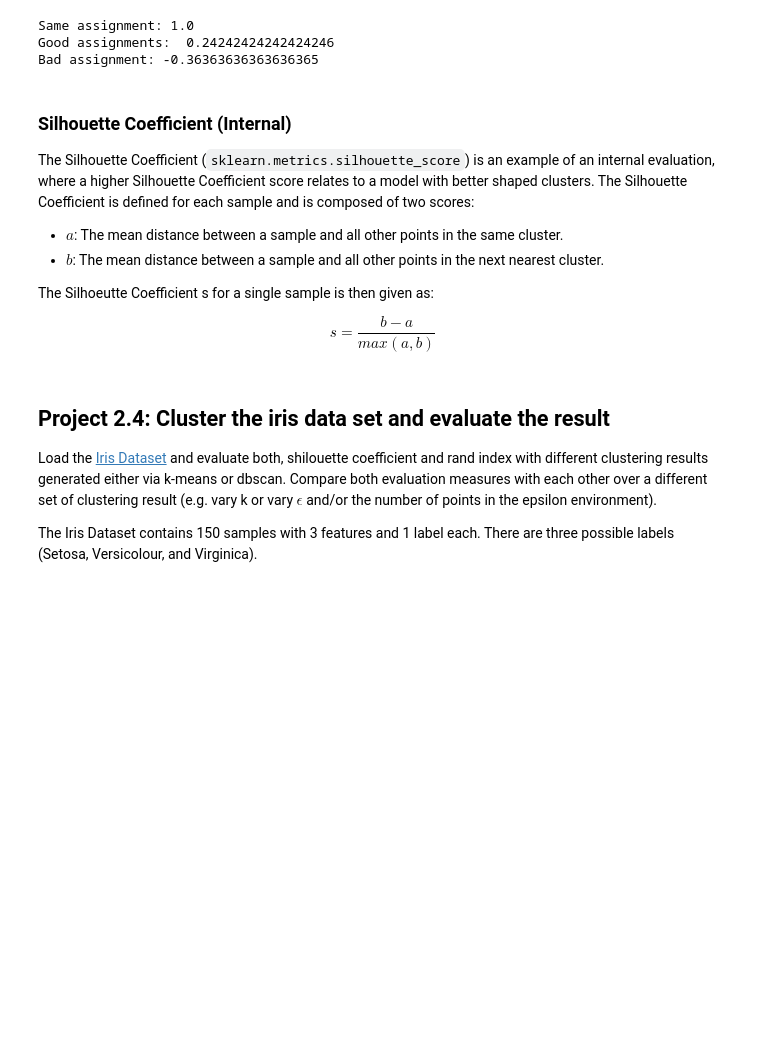
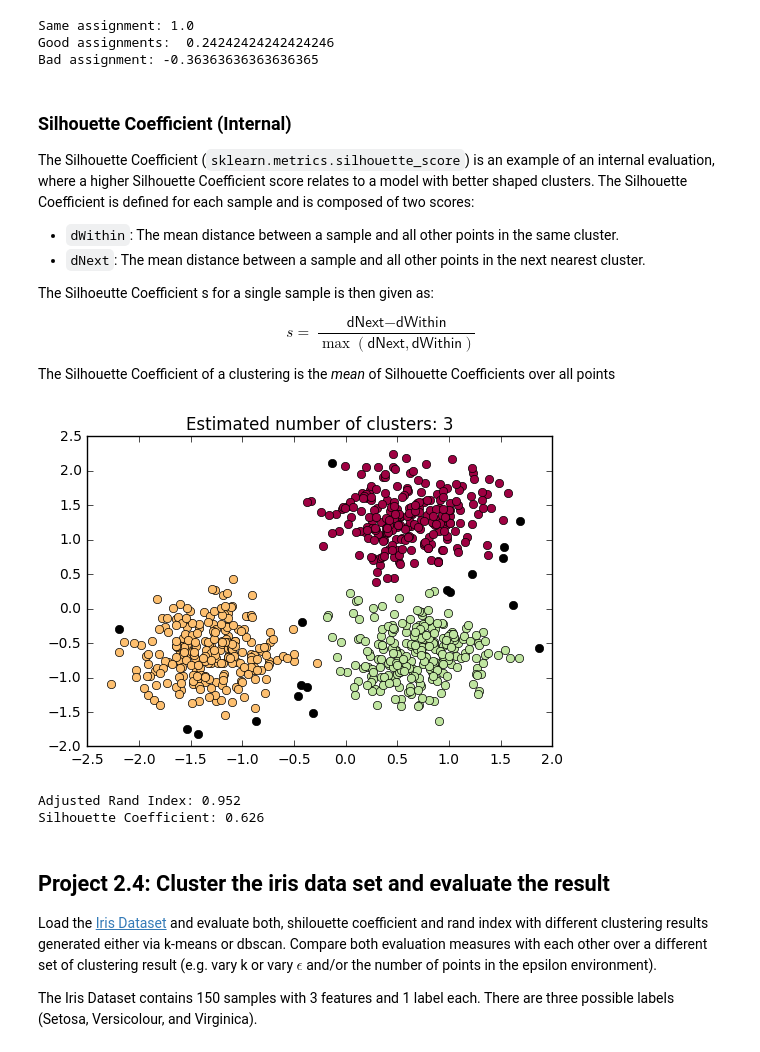
Before and after one commit to zieglerk/data-science-tutorials, a Jupyter notebook: 2-Clustering.ipynb, the cells around one changed output. Drawn from its saved outputs; the diff is of its cells as text; code cells hidden in the pictures; blank space fills up the shorter version.

```diff
--- a/2-Clustering.ipynb
+++ b/2-Clustering.ipynb
@@ -421,14 +431,72 @@ Bad assignment: -0.36363636363636365
 
 The Silhouette Coefficient (`sklearn.metrics.silhouette_score`) is an example of an internal evaluation, where a higher Silhouette Coefficient score relates to a model with better shaped clusters. The Silhouette Coefficient is defined for each sample and is composed of two scores:
 
-* $a$: The mean distance between a sample and all other points in the same cluster.
-* $b$: The mean distance between a sample and all other points in the next nearest cluster.
+* `dWithin`: The mean distance between a sample and all other points in the same cluster.
+* `dNext`: The mean distance between a sample and all other points in the next nearest cluster.
 
 The Silhoeutte Coefficient s for a single sample is then given as:
 
 $$
-s=\frac{b-a}{max(a,b)}
+s = \frac{\textsf{dNext} - \textsf{dWithin}}{\max(\textsf{dNext}, \textsf{dWithin})}
 $$
+
+The Silhouette Coefficient of a clustering is the *mean* of Silhouette Coefficients over all points
+# %%
+# Concatenated from DBScan above
+
+% matplotlib inline
+import matplotlib.pyplot as plt
+from sklearn.datasets.samples_generator import make_blobs
+from sklearn.preprocessing import StandardScaler
+from sklearn.cluster import DBSCAN
+
+
+# generate data
+centers = [[1, 1], [-1, -1], [1, -1]]
+X, y = make_blobs(n_samples=750, centers=centers, cluster_std=0.4,
+                            random_state=0)
+
+# rescale to mean 0 and variance 1b
+X = StandardScaler().fit_transform(X)
+
+clustering = DBSCAN(eps=0.3, min_samples=10).fit(X)
+labels = clustering.labels_
+
+# Number of clusters in labels, ignoring noise if present.
+n_clusters_ = len(set(labels)) - (1 if -1 in labels else 0)
+
+# Black removed and is used for noise instead.
+core_samples_mask = np.zeros_like(labels, dtype=bool)
+core_samples_mask[clustering.core_sample_indices_] = True
+unique_labels = set(labels)
+colors = plt.cm.Spectral(np.linspace(0, 1, len(unique_labels)))
+for k, col in zip(unique_labels, colors):
+    if k == -1:
+        # Black used for noise.
+        col = 'k'
+
+    class_member_mask = (labels == k)
+
+    xy = X[class_member_mask & core_samples_mask]
+    plt.plot(xy[:, 0], xy[:, 1], 'o', markerfacecolor=col,
+             markeredgecolor='k')
+
+    xy = X[class_member_mask & ~core_samples_mask]
+    plt.plot(xy[:, 0], xy[:, 1], 'o', markerfacecolor=col,
+             markeredgecolor='k')
+
+plt.title('Estimated number of clusters: %d' % n_clusters_)
+plt.show()
+
+if n_clusters_ > 1:
+    print("Adjusted Rand Index: %0.3f"
+          % metrics.adjusted_rand_score(y, labels))
+    print("Silhouette Coefficient: %0.3f"
+          % metrics.silhouette_score(X, labels))
+# %% [output]
+[figure, added]
+Adjusted Rand Index: 0.952
+Silhouette Coefficient: 0.626
 # %% [markdown]
 ## Project 2.4: Cluster the iris data set and evaluate the result
 
```
Also changed, not shown: parts of 10 cells of this notebook.
